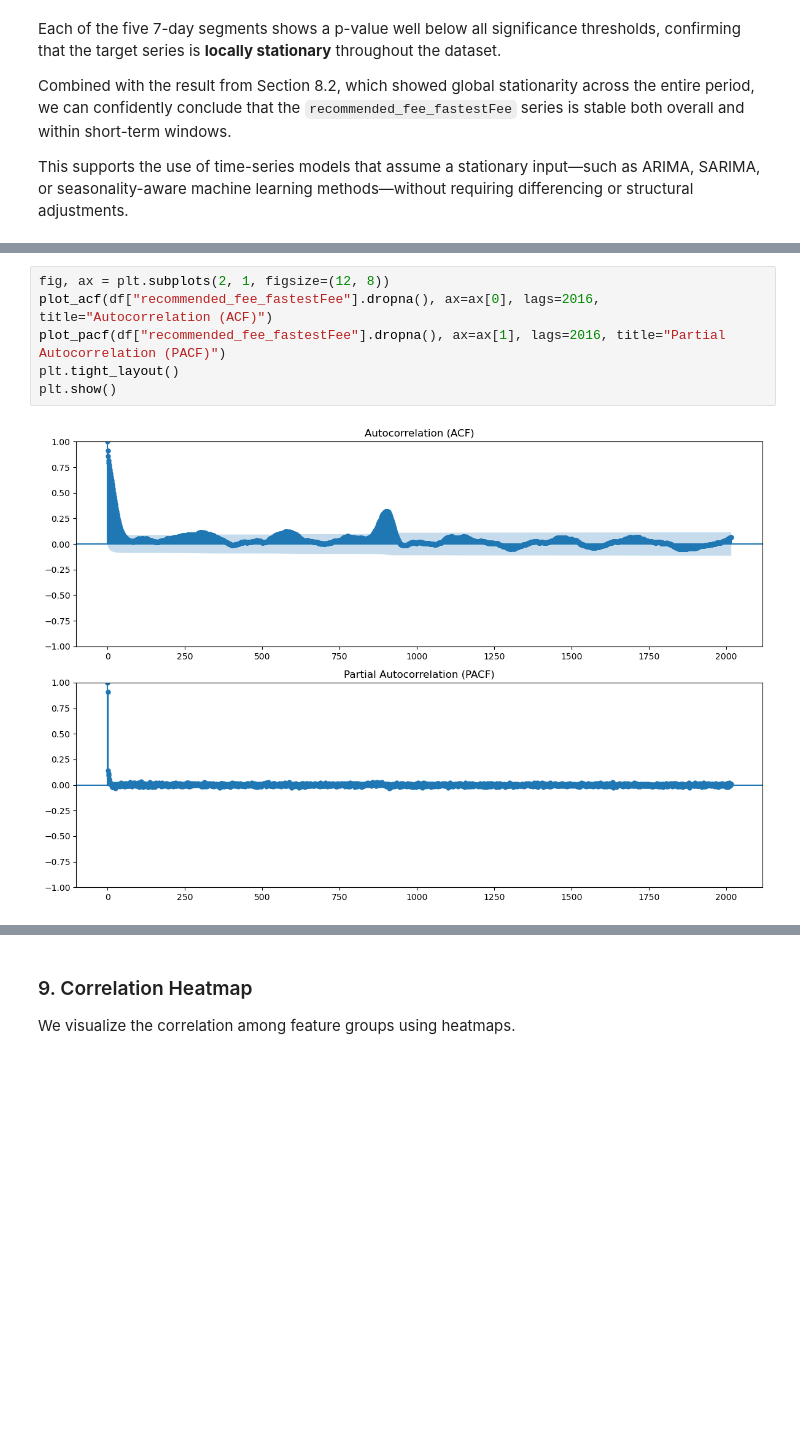
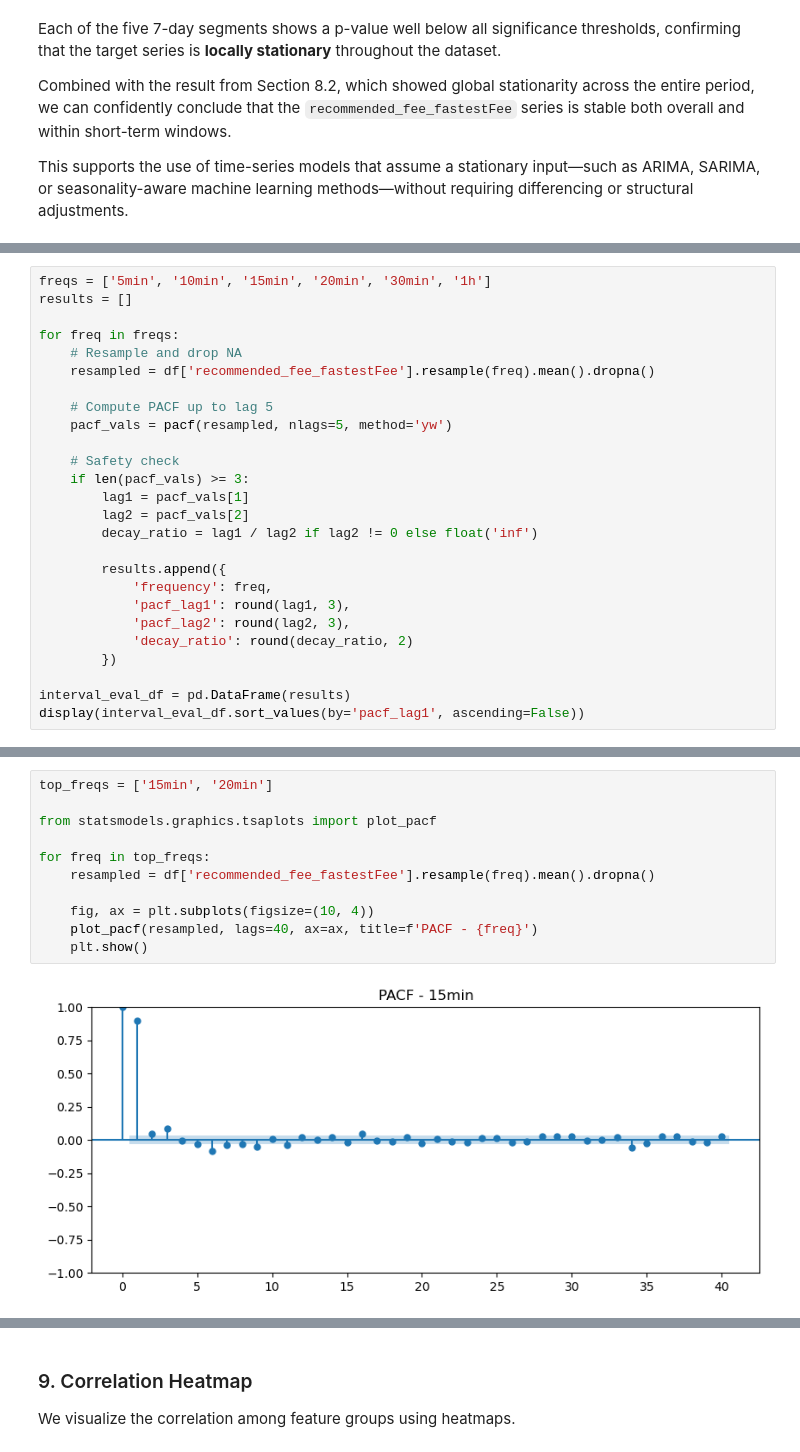
Before and after one commit to UBC-MDS/Capstone_SatCast_Trilemma, a Jupyter notebook: analysis/data_spec.ipynb, the cells around one changed output, grey strips where cells are left out. Cells and saved outputs as stored; diff of their text form; blank space fills up the shorter version.

Commit message:
Determined optimal interval

```diff
--- a/analysis/data_spec.ipynb
+++ b/analysis/data_spec.ipynb
@@ -643,0 +651,26 @@ We visualize autocorrelation patterns to support lag structure analysis.
+# %%
+freqs = ['5min', '10min', '15min', '20min', '30min', '1h']
+results = []
+
+for freq in freqs:
+    # Resample and drop NA
+    resampled = df['recommended_fee_fastestFee'].resample(freq).mean().dropna()
+
+    # Compute PACF up to lag 5
+    pacf_vals = pacf(resampled, nlags=5, method='yw')
+
+    # Safety check
+    if len(pacf_vals) >= 3:
+        lag1 = pacf_vals[1]
+        lag2 = pacf_vals[2]
+        decay_ratio = lag1 / lag2 if lag2 != 0 else float('inf')
+
+        results.append({
+            'frequency': freq,
+            'pacf_lag1': round(lag1, 3),
+            'pacf_lag2': round(lag2, 3),
+            'decay_ratio': round(decay_ratio, 2)
+        })
+
+interval_eval_df = pd.DataFrame(results)
+display(interval_eval_df.sort_values(by='pacf_lag1', ascending=False))
@@ -644,8 +694,13 @@ We visualize autocorrelation patterns to support lag structure analysis.
 # %%
-fig, ax = plt.subplots(2, 1, figsize=(12, 8))
-plot_acf(df["recommended_fee_fastestFee"].dropna(), ax=ax[0], lags=2016, title="Autocorrelation (ACF)")
-plot_pacf(df["recommended_fee_fastestFee"].dropna(), ax=ax[1], lags=2016, title="Partial Autocorrelation (PACF)")
-plt.tight_layout()
-plt.show()
+top_freqs = ['15min', '20min']
+
+from statsmodels.graphics.tsaplots import plot_pacf
+
+for freq in top_freqs:
+    resampled = df['recommended_fee_fastestFee'].resample(freq).mean().dropna()
+
+    fig, ax = plt.subplots(figsize=(10, 4))
+    plot_pacf(resampled, lags=40, ax=ax, title=f'PACF - {freq}')
+    plt.show()
 # %% [output]
-[figure, old version]
+[figure, new version]
```
Also changed, not shown: parts of 6 cells of this notebook.
